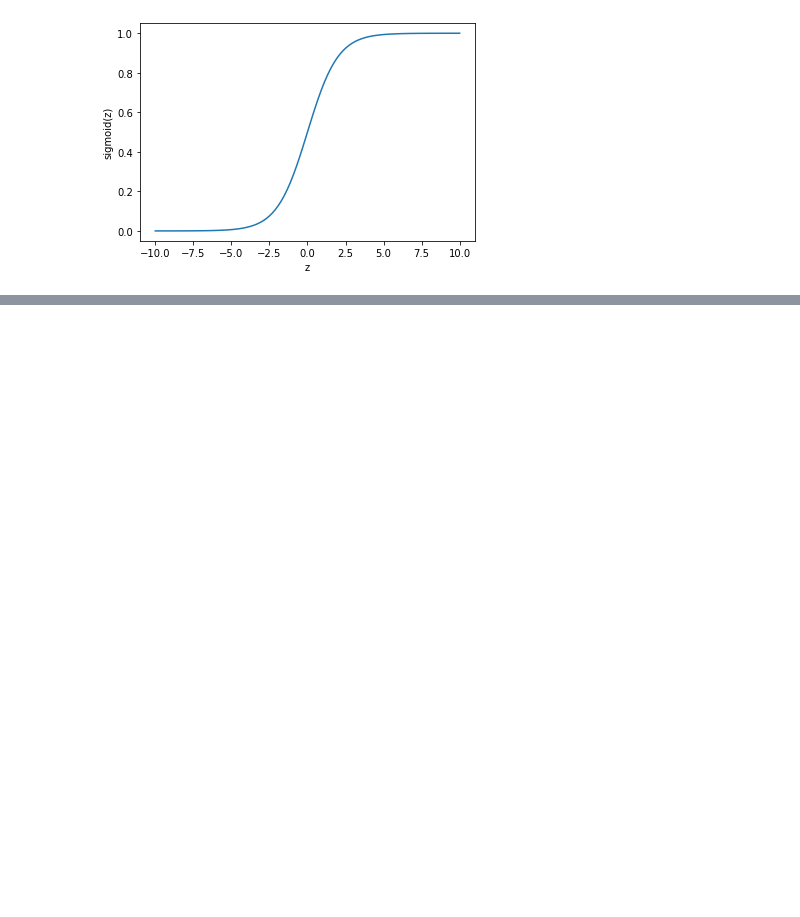
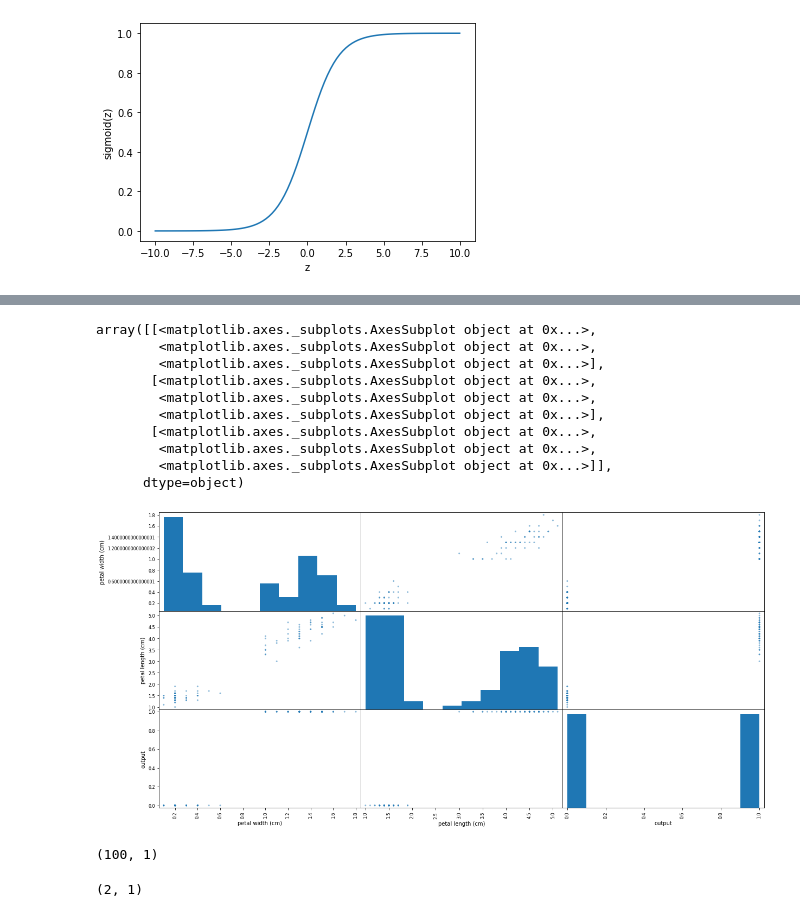
Before and after one commit to heerboi/ML-from-scratch, a Jupyter notebook: Logistic_Regression.ipynb, the cells around one changed output, grey strips where cells are left out. Saved outputs shown, nothing was run; the diff lists cells and outputs as text; code cells hidden in the pictures; blank space fills up the shorter version.

```diff
--- a/Logistic_Regression.ipynb
+++ b/Logistic_Regression.ipynb
@@ -44,0 +204,16 @@ def sigmoid(arr):
+# %%
+from pandas.plotting import scatter_matrix
+attr = ["petal width (cm)", "petal length (cm)", "output"]
+scatter_matrix(pd_set[attr], figsize = (20, 10))
+# %% [output]
+array([[<matplotlib.axes._subplots.AxesSubplot object at 0x...>,
+        <matplotlib.axes._subplots.AxesSubplot object at 0x...>,
+        <matplotlib.axes._subplots.AxesSubplot object at 0x...>],
+       [<matplotlib.axes._subplots.AxesSubplot object at 0x...>,
+        <matplotlib.axes._subplots.AxesSubplot object at 0x...>,
+        <matplotlib.axes._subplots.AxesSubplot object at 0x...>],
+       [<matplotlib.axes._subplots.AxesSubplot object at 0x...>,
+        <matplotlib.axes._subplots.AxesSubplot object at 0x...>,
+        <matplotlib.axes._subplots.AxesSubplot object at 0x...>]],
+      dtype=object)
+[figure, added]
@@ -44,0 +223,9 @@ def sigmoid(arr):
+# %%
+y.shape
+# %% [output]
+(100, 1)
+# %%
+weights = np.random.normal(size = X.shape[1]).reshape(2, 1)
+weights.shape
+# %% [output]
+(2, 1)
```
Also changed, not shown: parts of 39 cells of this notebook.
